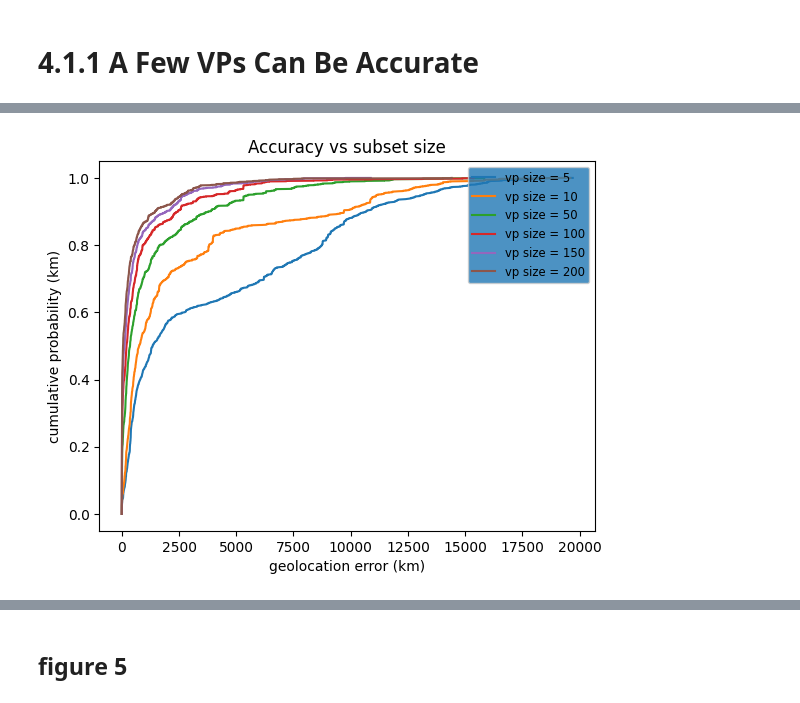
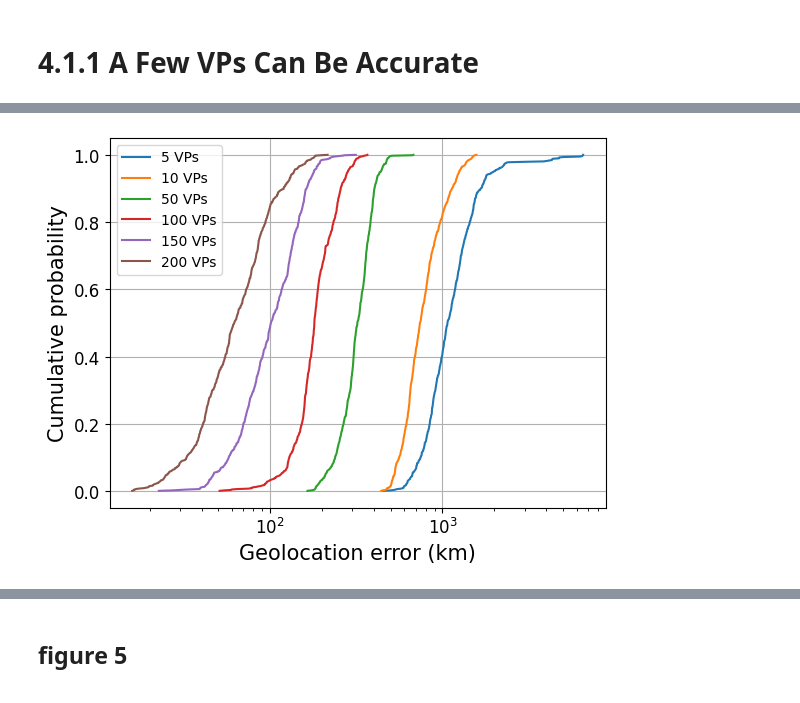
Before and after one commit to dioptra-io/geoloc-imc-2023, a Jupyter notebook: notebooks/anchor_analysis.ipynb, the cells around one changed output, grey strips where cells are left out. Cells and saved outputs as stored; diff of their text form; code cells hidden in the pictures.

Commit message:
updated data

```diff
--- a/notebooks/anchor_analysis.ipynb
+++ b/notebooks/anchor_analysis.ipynb
@@ -339,3 +452,25 @@ def ecdf(data, array: bool=True):
         return pd.DataFrame({'x': x, 'y': y})
     else:
         return x, y
+# %%
+fig, ax = plt.subplots()
+
+for vp_set_size in [5,10,50,100, 150, 200]:
+    subset_results = []
+    vp_subset_results = figure2a_results["cbg"][vp_set_size]["data"]
+    for i in range(0,len(vp_subset_results), NB_TRIAL):
+        subset_results.append(np.median(vp_subset_results[i: i + NB_TRIAL]))
+
+    x,y = ecdf(subset_results)
+    ax.plot(x,y, label = f"{vp_set_size} VPs")
+
+legend = ax.legend(loc='upper left')
+legend.get_frame()
+
+plt.xlabel("Geolocation error (km)", fontsize = 15)
+plt.ylabel("Cumulative probability", fontsize = 15)
+plt.tick_params(labelsize = 12)
+plt.xscale("log")
+plt.grid()
+plt.savefig("../../geolocation-reproducibility-paper/figures/figure_3_b_cbg.png")
+plt.show()
@@ -342,24 +479,27 @@ def ecdf(data, array: bool=True):
 # %%
 import seaborn as sns
 
 
 fig, ax = plt.subplots()
 
 for vp_set_size in [5,10,50,100, 150, 200]:
     subset_results = []
-    for vp_subset in figure2a_results["cbg"][vp_set_size]["data"]:
-        for target_addr, d_error in figure2a_results["cbg"][vp_set_size]["data"][vp_subset].items():
-            subset_results.append(d_error)
+    vp_subset_results = figure2a_results["shortest_ping"][vp_set_size]["data"]
+    for i in range(0,len(vp_subset_results), NB_TRIAL):
+        subset_results.append(np.median(vp_subset_results[i: i + NB_TRIAL]))
 
     x,y = ecdf(subset_results)
-    ax.plot(x,y, label = f"vp size = {vp_set_size}")
+    ax.plot(x,y, label = f"{vp_set_size} VPs")
 
+legend = ax.legend(loc='upper left')
+legend.get_frame()
 
-legend = ax.legend(loc='upper right', fontsize='small')
-legend.get_frame().set_facecolor('C0')
-plt.xlabel("geolocation error (km)")
-plt.ylabel("cumulative probability (km)")
-plt.title("Accuracy vs subset size")
+plt.xscale("log")
+plt.grid()
+plt.xlabel("Geolocation error (km)", fontsize = 15)
+plt.ylabel("Cumulative probability", fontsize = 15)
+plt.tick_params(labelsize = 12)
+plt.savefig("../../geolocation-reproducibility-paper/figures/figure_3_b_shortest_ping.png")
 plt.show()
 # %% [output]
-[figure, old version]
+[figure, new version]
```
Also changed, not shown: parts of 16 cells of this notebook.
